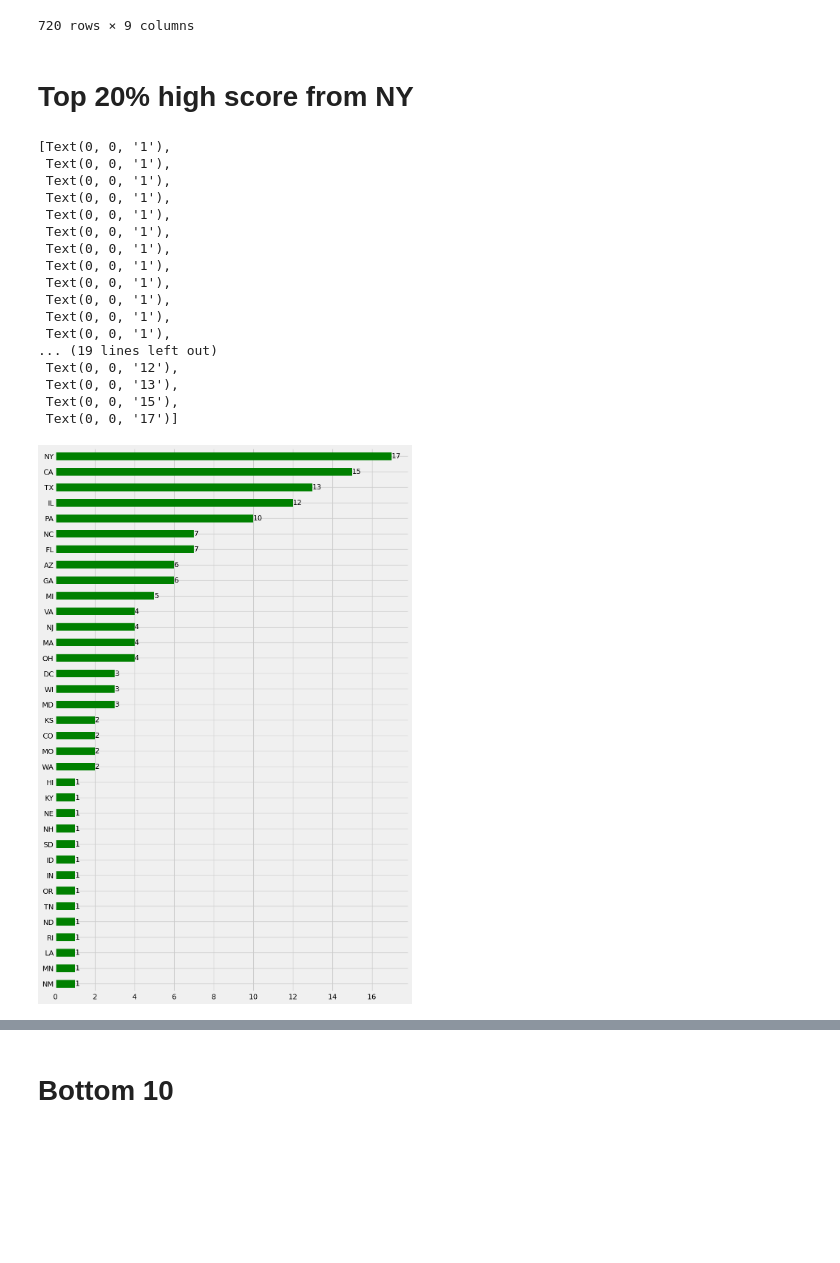
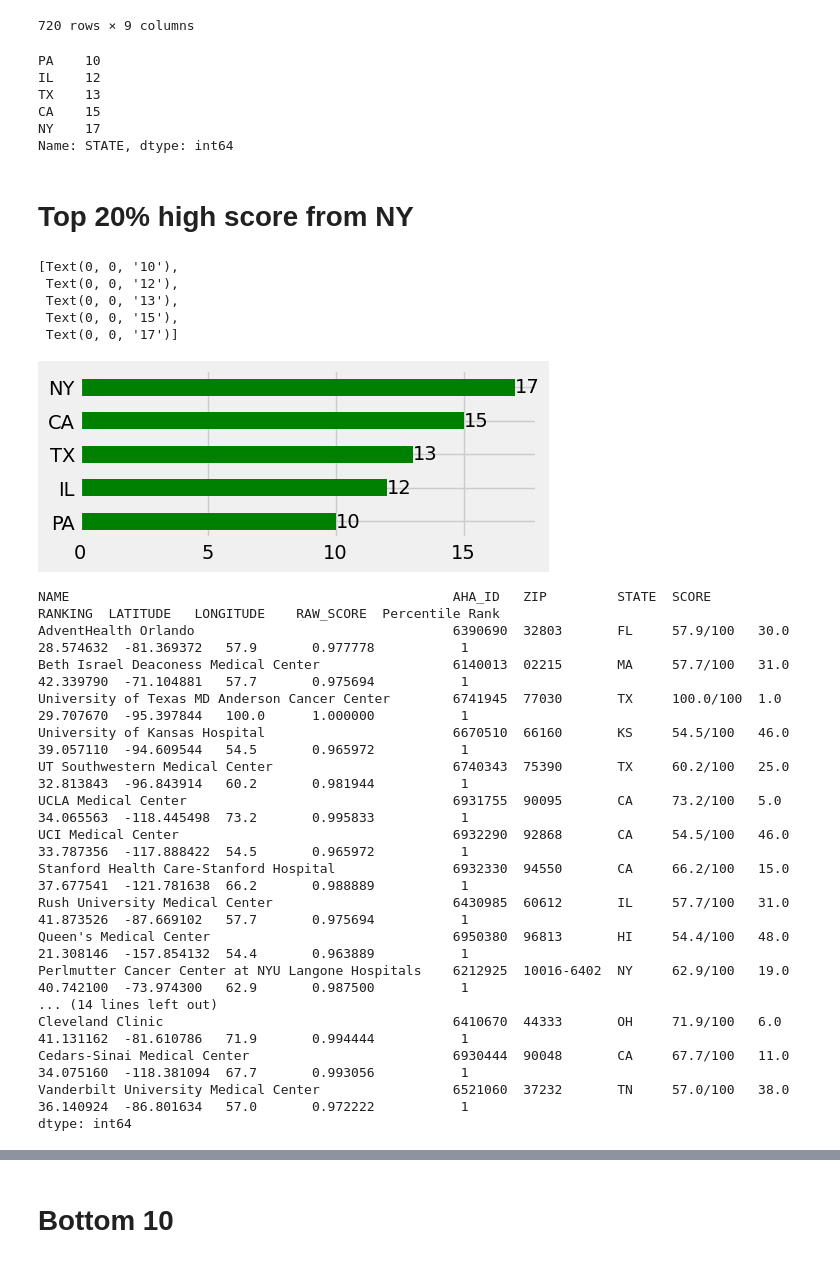
Before and after one commit to peeti-ucberkeley/Capstone-Rachael-Nithika-Andrew-Peeti, a Jupyter notebook: eda/eda_recommendation2.ipynb, the cells around one changed output, grey strips where cells are left out. Saved outputs shown, nothing was run; the diff lists cells and outputs as text; code cells hidden in the pictures; blank space fills up the shorter version.

```diff
--- a/eda/eda_recommendation2.ipynb
+++ b/eda/eda_recommendation2.ipynb
@@ -106,29 +106,46 @@ cancer_df.sort_values(by = 'RAW_SCORE', ascending = False)
 720 rows × 9 columns
 # %%
 cancer_df['Percentile Rank'] = cancer_df.RAW_SCORE.rank(pct = True)
+# %%
+cancer_df[cancer_df['Percentile Rank'] >= 0.80]['STATE'].value_counts().sort_values(ascending = True).tail()
+# %% [output]
+PA    10
+IL    12
+TX    13
+CA    15
+NY    17
+Name: STATE, dtype: int64
 # %% [markdown]
 # Top 20% high score from NY
 # %%
-plt.figure(figsize=(10, 15),constrained_layout=True)
+plt.figure(figsize=(5, 2),constrained_layout=True)
 plt.style.use('fivethirtyeight')
-ax = cancer_df[cancer_df['Percentile Rank'] >= 0.80]['STATE'].value_counts().sort_values(ascending = True).plot.barh(color = 'green')
+ax = cancer_df[cancer_df['Percentile Rank'] >= 0.80]['STATE'].value_counts().sort_values(ascending = True).tail().plot.barh(color = 'green')
 ax.bar_label(ax.containers[0])
 # %% [output]
-[Text(0, 0, '1'),
- Text(0, 0, '1'),
- Text(0, 0, '1'),
- Text(0, 0, '1'),
- Text(0, 0, '1'),
- Text(0, 0, '1'),
- Text(0, 0, '1'),
- Text(0, 0, '1'),
- Text(0, 0, '1'),
- Text(0, 0, '1'),
- Text(0, 0, '1'),
- Text(0, 0, '1'),
-... (19 lines left out)
+[Text(0, 0, '10'),
  Text(0, 0, '12'),
  Text(0, 0, '13'),
  Text(0, 0, '15'),
  Text(0, 0, '17')]
-[figure, old version]
+[figure, new version]
+# %%
+cancer_df[cancer_df['Percentile Rank'] >= 0.80].value_counts()
+# %% [output]
+NAME                                                 AHA_ID   ZIP         STATE  SCORE      RANKING  LATITUDE   LONGITUDE    RAW_SCORE  Percentile Rank
+AdventHealth Orlando                                 6390690  32803       FL     57.9/100   30.0     28.574632  -81.369372   57.9       0.977778           1
+Beth Israel Deaconess Medical Center                 6140013  02215       MA     57.7/100   31.0     42.339790  -71.104881   57.7       0.975694           1
+University of Texas MD Anderson Cancer Center        6741945  77030       TX     100.0/100  1.0      29.707670  -95.397844   100.0      1.000000           1
+University of Kansas Hospital                        6670510  66160       KS     54.5/100   46.0     39.057110  -94.609544   54.5       0.965972           1
+UT Southwestern Medical Center                       6740343  75390       TX     60.2/100   25.0     32.813843  -96.843914   60.2       0.981944           1
+UCLA Medical Center                                  6931755  90095       CA     73.2/100   5.0      34.065563  -118.445498  73.2       0.995833           1
+UCI Medical Center                                   6932290  92868       CA     54.5/100   46.0     33.787356  -117.888422  54.5       0.965972           1
+Stanford Health Care-Stanford Hospital               6932330  94550       CA     66.2/100   15.0     37.677541  -121.781638  66.2       0.988889           1
+Rush University Medical Center                       6430985  60612       IL     57.7/100   31.0     41.873526  -87.669102   57.7       0.975694           1
+Queen's Medical Center                               6950380  96813       HI     54.4/100   48.0     21.308146  -157.854132  54.4       0.963889           1
+Perlmutter Cancer Center at NYU Langone Hospitals    6212925  10016-6402  NY     62.9/100   19.0     40.742100  -73.974300   62.9       0.987500           1
+... (14 lines left out)
+Cleveland Clinic                                     6410670  44333       OH     71.9/100   6.0      41.131162  -81.610786   71.9       0.994444           1
+Cedars-Sinai Medical Center                          6930444  90048       CA     67.7/100   11.0     34.075160  -118.381094  67.7       0.993056           1
+Vanderbilt University Medical Center                 6521060  37232       TN     57.0/100   38.0     36.140924  -86.801634   57.0       0.972222           1
+dtype: int64
```
Also changed, not shown: parts of 2 cells of this notebook, 2 other files.
